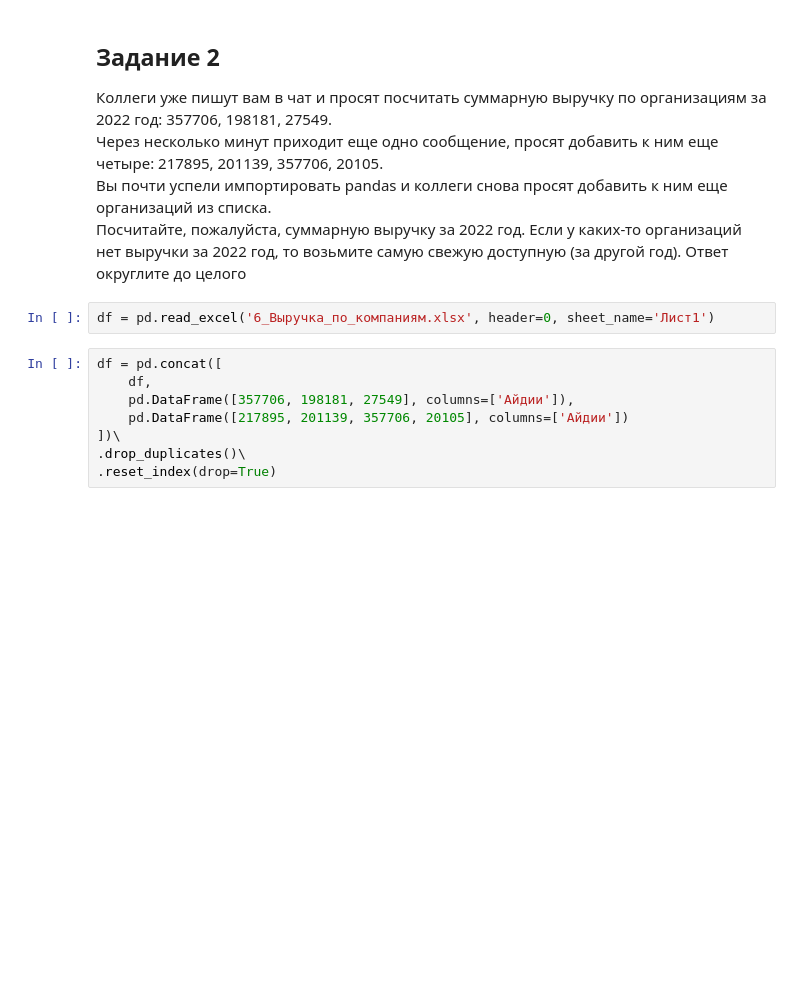
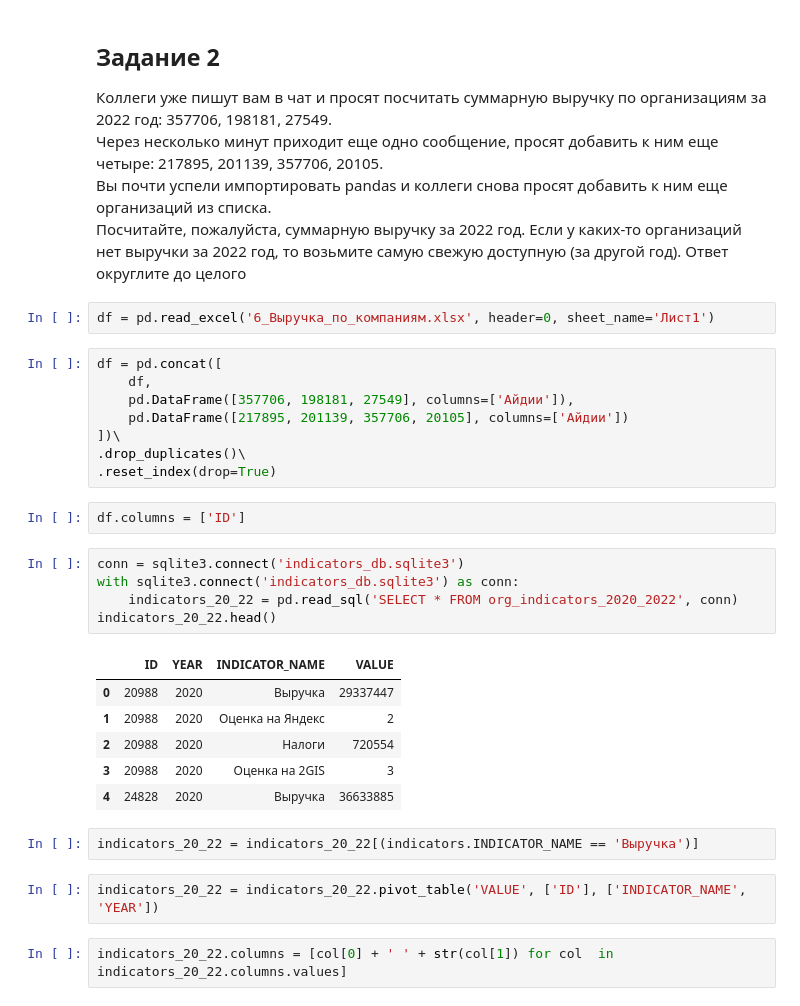
Before and after one commit to gbrs/basics_of_pandas, a Jupyter notebook: 6_5.ipynb, the cells around one changed output. Cells and saved outputs as stored; diff of their text form; blank space fills up the shorter version.

```diff
--- a/6_5.ipynb
+++ b/6_5.ipynb
@@ -127,3 +127,23 @@ df = pd.concat([
 ])\
 .drop_duplicates()\
 .reset_index(drop=True)
+# %%
+df.columns = ['ID']
+# %%
+conn = sqlite3.connect('indicators_db.sqlite3')
+with sqlite3.connect('indicators_db.sqlite3') as conn:
+    indicators_20_22 = pd.read_sql('SELECT * FROM org_indicators_2020_2022', conn)
+indicators_20_22.head()
+# %% [output]
+|  | ID | YEAR | INDICATOR_NAME | VALUE |
+| 0 | 20988 | 2020 | Выручка | 29337447 |
+| 1 | 20988 | 2020 | Оценка на Яндекс | 2 |
+| 2 | 20988 | 2020 | Налоги | 720554 |
+| 3 | 20988 | 2020 | Оценка на 2GIS | 3 |
+| 4 | 24828 | 2020 | Выручка | 36633885 |
+# %%
+indicators_20_22 = indicators_20_22[(indicators.INDICATOR_NAME == 'Выручка')]
+# %%
+indicators_20_22 = indicators_20_22.pivot_table('VALUE', ['ID'], ['INDICATOR_NAME', 'YEAR'])
+# %%
+indicators_20_22.columns = [col[0] + ' ' + str(col[1]) for col  in indicators_20_22.columns.values]
```
Also changed, not shown: parts of 10 cells of this notebook, 4 other files.
